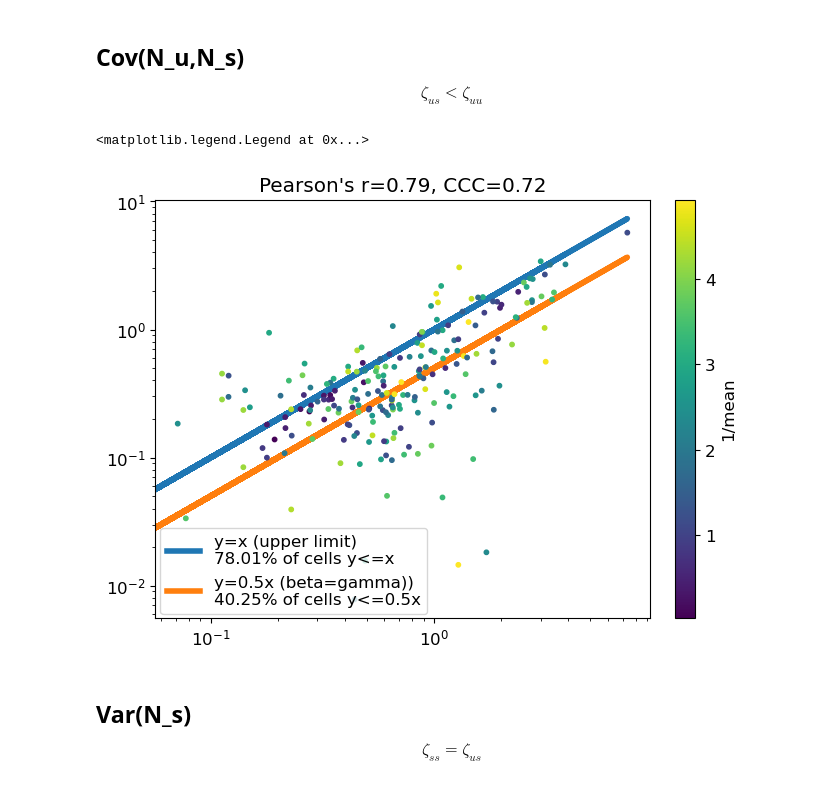
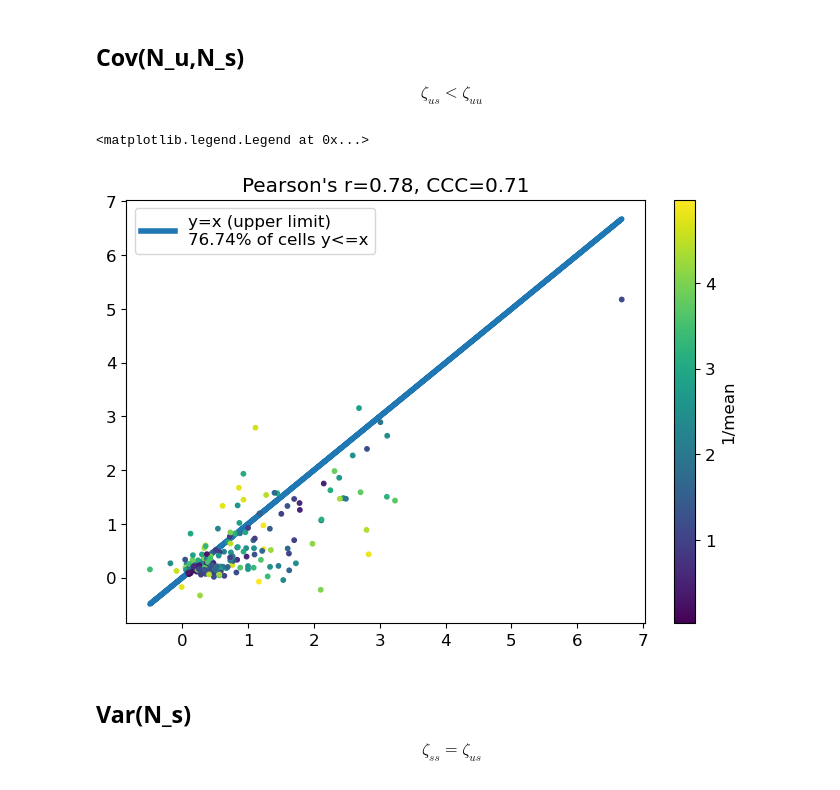
Before and after one commit to meichenfang/FP_2025, a Jupyter notebook: CITE-seq.ipynb, the cells around one changed output. Cells and saved outputs as stored; diff of their text form; code cells hidden in the pictures.

```diff
--- a/CITE-seq.ipynb
+++ b/CITE-seq.ipynb
@@ -227,3 +227,3 @@ print(adata.layers['unspliced'].toarray().mean(),adata.layers['spliced'].toarray
 # %%
-su, ss, sp = estimate_s(adata)
+estimate_s(adata,layers=["unspliced","unspliced"],min_mean=0.1)
 # %% [output]
@@ -329,4 +411,6 @@ s estimated by total counts = 0.1557664066364793
 # %%
+s = sp = su = ss = 0.08
+
 U = adata.layers["unspliced"].toarray()
 S = adata.layers["spliced"].toarray()
 
@@ -413,27 +456,0 @@ Text(0.02, 0.5, 'CV$^2$')
-# %%
-print(Pgene_mask.mean())
-s=sp
-def f(X):
-    mean = np.mean(X,axis=0)
-    var = np.var(X,axis=0)
-    return var/mean-s*mean-1
-
-fig, ax = plt.subplots(1,3,figsize=(23,4.8))
-ax[0].scatter(U_mean[Pgene_mask], f(U[:,Pgene_mask]),c='lightgray',alpha=1, s=20)
-ax[0].axhline(y=0,zorder=0)
-ax[0].axhline(y=1+s,zorder=0)
-ax[0].set_xscale('log')
-ax[0].set_title('U',fontsize=title_font)
-
-ax[1].scatter(S_mean[Pgene_mask], f(S[:,Pgene_mask]),c='lightgray',alpha=1, s=20)
-ax[1].axhline(y=0,zorder=0)
-ax[1].axhline(y=1+s,zorder=0)
-ax[1].set_xscale('log')
-ax[1].set_title('S',fontsize=title_font)
-
-X_ = S + U
-ax[2].scatter(X_mean[Pgene_mask], f(X_[:,Pgene_mask]),c='lightgray',alpha=1, s=20)
-ax[2].axhline(y=0,zorder=0)
-ax[2].axhline(y=1+s,zorder=0)
-ax[2].set_xscale('log')
-ax[2].set_title('U+S+A',fontsize=title_font)
@@ -451,7 +464,7 @@ plt.axvline(x=0.05*(1+s),c='orange',zorder=0)
 # %% [markdown]
 # Check covariance relationships
 # %%
-idx = (adata.layers["spliced"].toarray().mean(0) > 0.2) & (adata.layers["unspliced"].toarray().mean(0) > 0.2)
+idx = (adata.layers["spliced"].toarray().mean(0) > 0.2) & (adata.layers["unspliced"].toarray().mean(0) > 0.2) & (X_var/(X_mean + s*X_mean**2) > 1.2)
 
 U = adata.layers["unspliced"][:,idx].toarray()
 S = adata.layers["spliced"][:,idx].toarray()
@@ -463,13 +476,13 @@ U_mean = np.mean(U,axis=0)
 S_var = np.var(S,axis=0)
 U_var = np.var(U,axis=0)
 
-zeta_uu = (U_var-U_mean)/U_mean**2
-zeta_ss = (S_var-S_mean)/S_mean**2
+zeta_uu = ((U_var-U_mean)/U_mean**2-s)/(1+s)
+zeta_ss = ((S_var-S_mean)/S_mean**2-s)/(1+s)
 
 cov_us = []
 for i in np.arange(len(U_mean)):
     cov_us.append(np.cov(U[:,i],S[:,i])[0,1])
 cov_us = np.array(cov_us)
-zeta_us = (cov_us)/S_mean/U_mean
+zeta_us = ((cov_us)/S_mean/U_mean-s)/(1+s)
 zeta_us.shape
 # %% [output]
@@ -501,16 +514,16 @@ $$\zeta_{us}<\zeta_{uu}$$
 # %%
 x=zeta_uu
 y=zeta_us
 
-plt.loglog(x,x,zorder=0,label='y=x (upper limit)\n'+str(np.around(100*(x>=y).mean(),2))+'% of cells y<=x')
-plt.plot(x,x/2,zorder=0,label='y=0.5x (beta=gamma))\n'+str(np.around(100*(x>=2*y).mean(),2))+'% of cells y<=0.5x')
+plt.plot(x,x,zorder=0,label='y=x (upper limit)\n'+str(np.around(100*(x>=y).mean(),2))+'% of cells y<=x')
+#plt.plot(x,x/2,zorder=0,label='y=0.5x (beta=gamma))\n'+str(np.around(100*(x>=2*y).mean(),2))+'% of cells y<=0.5x')
 plt.scatter(x,y,s=10,alpha=1,c=1/U_mean)
 plt.title("Pearson's r="+str(np.round(pearsonr(x,y).statistic,2))+", CCC="+str(np.round(CCC(x,y),2)));
 plt.colorbar(label='1/mean')
-plt.legend(loc=(0.01,0.01))
+plt.legend()
 # %% [output]
 <matplotlib.legend.Legend at 0x...>
-[figure, old version]
+[figure, new version]
 # %% [markdown]
 ## Var(N_s)
 
```
Also changed, not shown: parts of 29 cells of this notebook, 6 other files.
